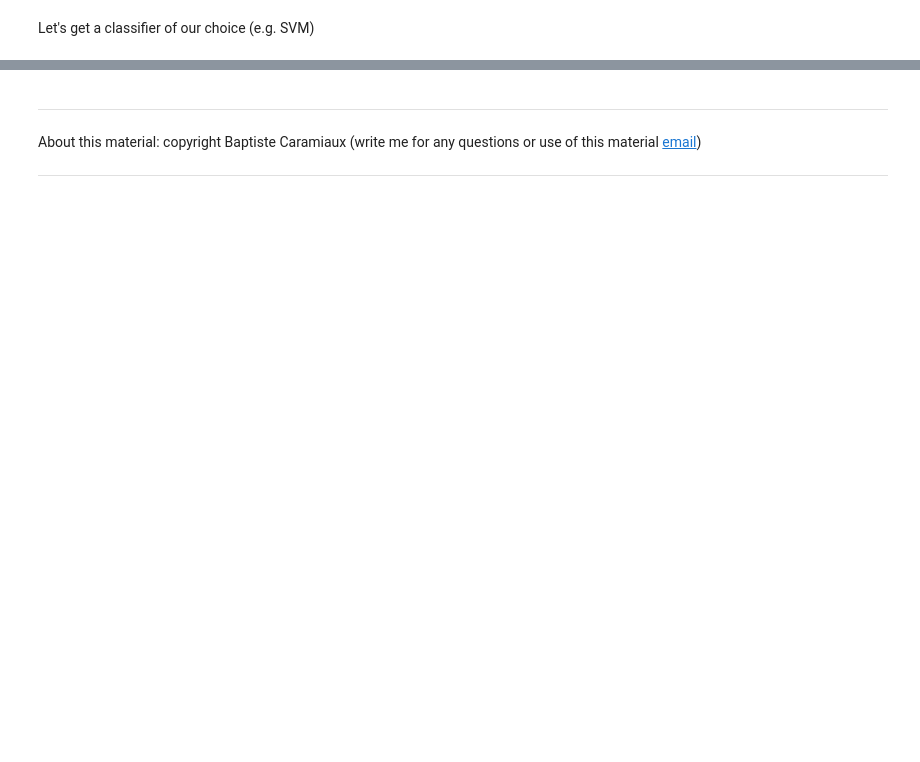
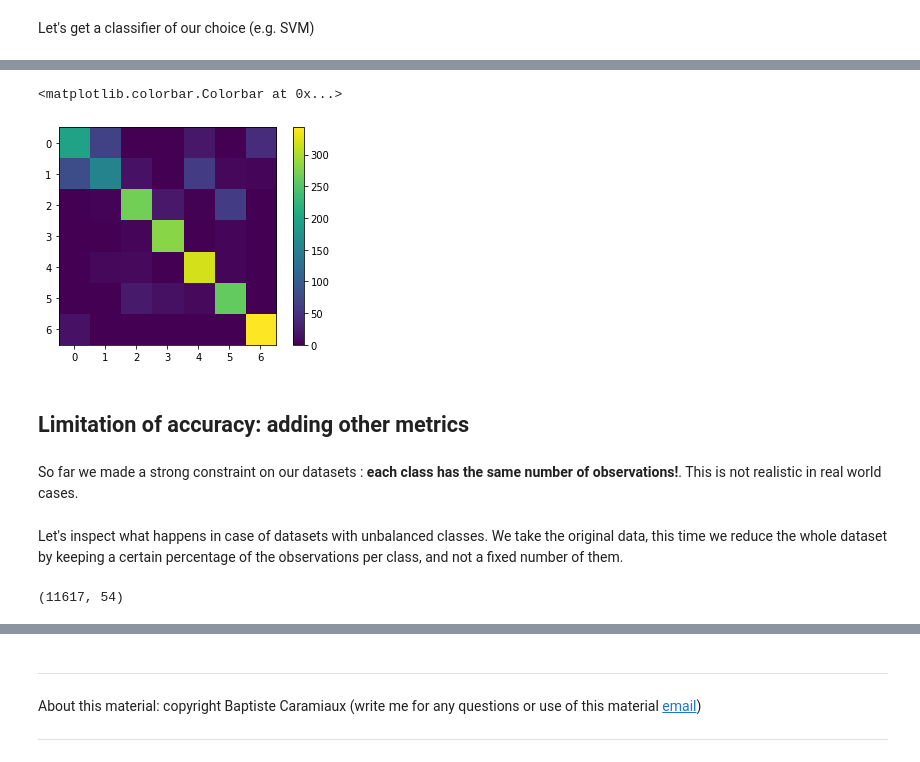
Before and after one commit to Envl/IML, a Jupyter notebook: notebooks/Basics_ML_Part-2.ipynb, the cells around one changed output, grey strips where cells are left out. Drawn from its saved outputs; the diff is of its cells as text; code cells hidden in the pictures; blank space fills up the shorter version.

```diff
--- a/notebooks/Basics_ML_Part-2.ipynb
+++ b/notebooks/Basics_ML_Part-2.ipynb
@@ -108,0 +159,16 @@ accuracy = 0.49139414802065406
+# %%
+pred_Y = clf.predict(test_X)
+# %%
+confmat = confusion_matrix(test_Y, pred_Y)
+# %%
+plt.imshow(confmat)
+plt.colorbar()
+# %% [output]
+<matplotlib.colorbar.Colorbar at 0x...>
+[figure, added]
+# %% [markdown]
+## Limitation of accuracy: adding other metrics
+# %% [markdown]
+So far we made a strong constraint on our datasets : **each class has the same number of observations!**. This is not realistic in real world cases.
+# %% [markdown]
+Let's inspect what happens in case of datasets with unbalanced classes. We take the original data, this time we reduce the whole dataset by keeping a certain percentage of the observations per class, and not a fixed number of them.
@@ -108,0 +179,4 @@ accuracy = 0.49139414802065406
+# %%
+print(features.shape)
+# %% [output]
+(11617, 54)
```
Also changed, not shown: parts of 43 cells of this notebook, 1 other file.
